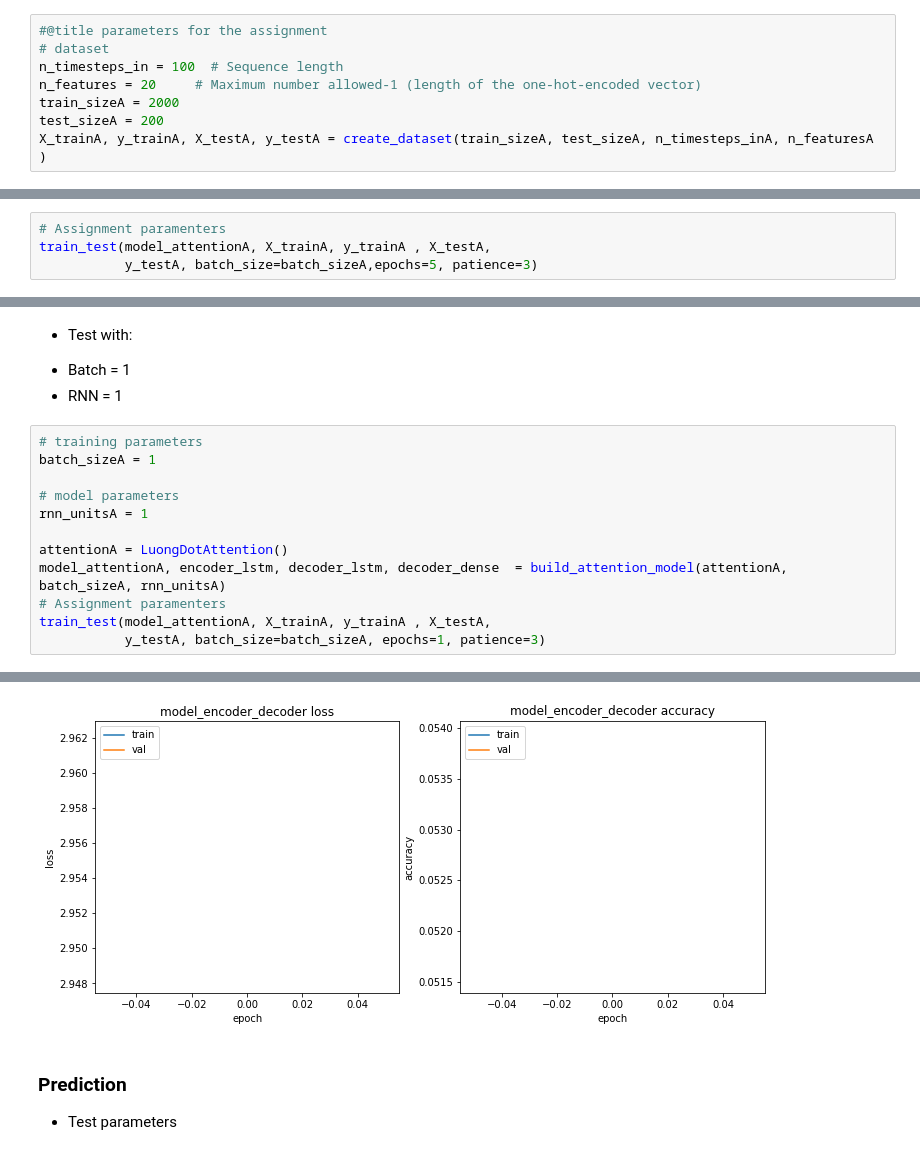
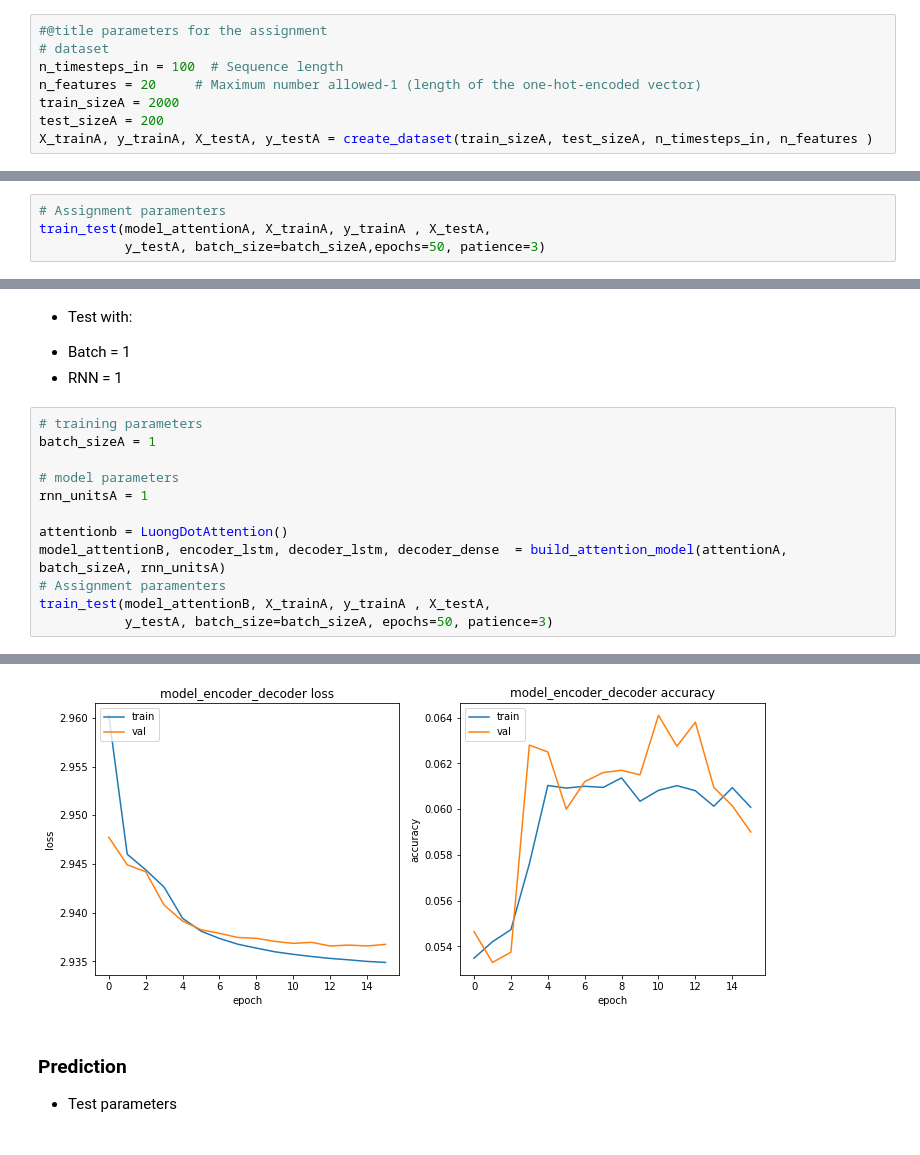
Before and after one commit to JanLeyva/DeepLearning, a Jupyter notebook: Copia_de_Assignment3Test3.ipynb, the cells around one changed output, grey strips where cells are left out. Saved outputs shown, nothing was run; the diff lists cells and outputs as text.

```diff
--- a/Copia_de_Assignment3Test3.ipynb
+++ b/Copia_de_Assignment3Test3.ipynb
@@ -285,7 +285,7 @@ n_timesteps_in = 100  # Sequence length
 n_features = 20     # Maximum number allowed-1 (length of the one-hot-encoded vector)
 train_sizeA = 2000
 test_sizeA = 200
-X_trainA, y_trainA, X_testA, y_testA = create_dataset(train_sizeA, test_sizeA, n_timesteps_inA, n_featuresA )
+X_trainA, y_trainA, X_testA, y_testA = create_dataset(train_sizeA, test_sizeA, n_timesteps_in, n_features )
 # %%
 # training parameters
 batch_sizeA = 100
@@ -333,5 +333,5 @@ Train: 99.413, Test: 98.500
 # %%
 # Assignment paramenters
 train_test(model_attentionA, X_trainA, y_trainA , X_testA,
-           y_testA, batch_size=batch_sizeA,epochs=5, patience=3)
+           y_testA, batch_size=batch_sizeA,epochs=50, patience=3)
 # %% [output]
@@ -362,9 +364,9 @@ batch_sizeA = 1
 # model parameters
 rnn_unitsA = 1
 
-attentionA = LuongDotAttention()
-model_attentionA, encoder_lstm, decoder_lstm, decoder_dense  = build_attention_model(attentionA, batch_sizeA, rnn_unitsA)
+attentionb = LuongDotAttention()
+model_attentionB, encoder_lstm, decoder_lstm, decoder_dense  = build_attention_model(attentionA, batch_sizeA, rnn_unitsA)
 # Assignment paramenters
-train_test(model_attentionA, X_trainA, y_trainA , X_testA,
-           y_testA, batch_size=batch_sizeA, epochs=1, patience=3)
+train_test(model_attentionB, X_trainA, y_trainA , X_testA,
+           y_testA, batch_size=batch_sizeA, epochs=50, patience=3)
 # %% [output]
@@ -377,4 +390,4 @@ Train: 5.327, Test: 5.485
-[figure, old version]
+[figure, new version]
 # %% [markdown]
 ### Prediction
 * Test parameters
```
Also changed, not shown: parts of 12 cells of this notebook.
